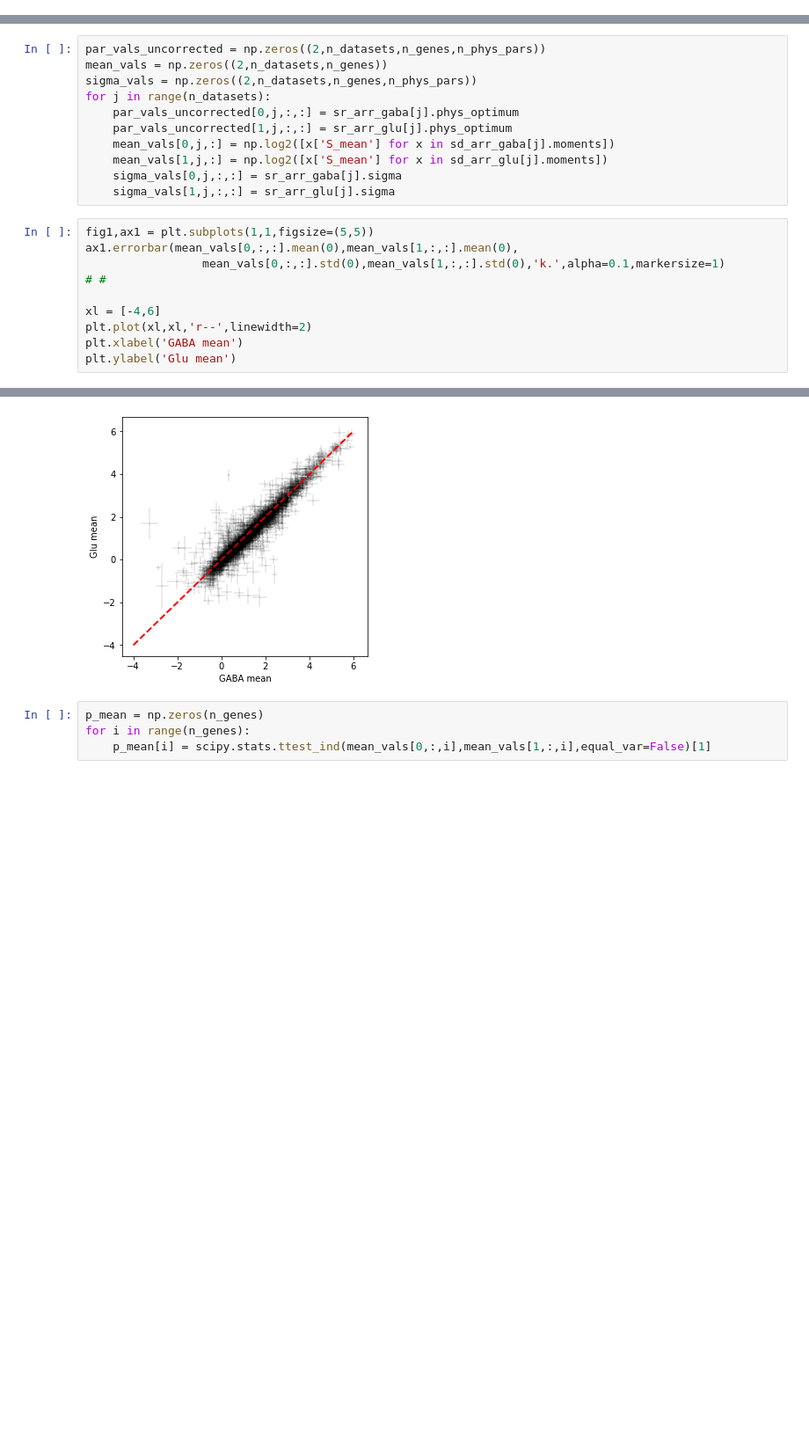
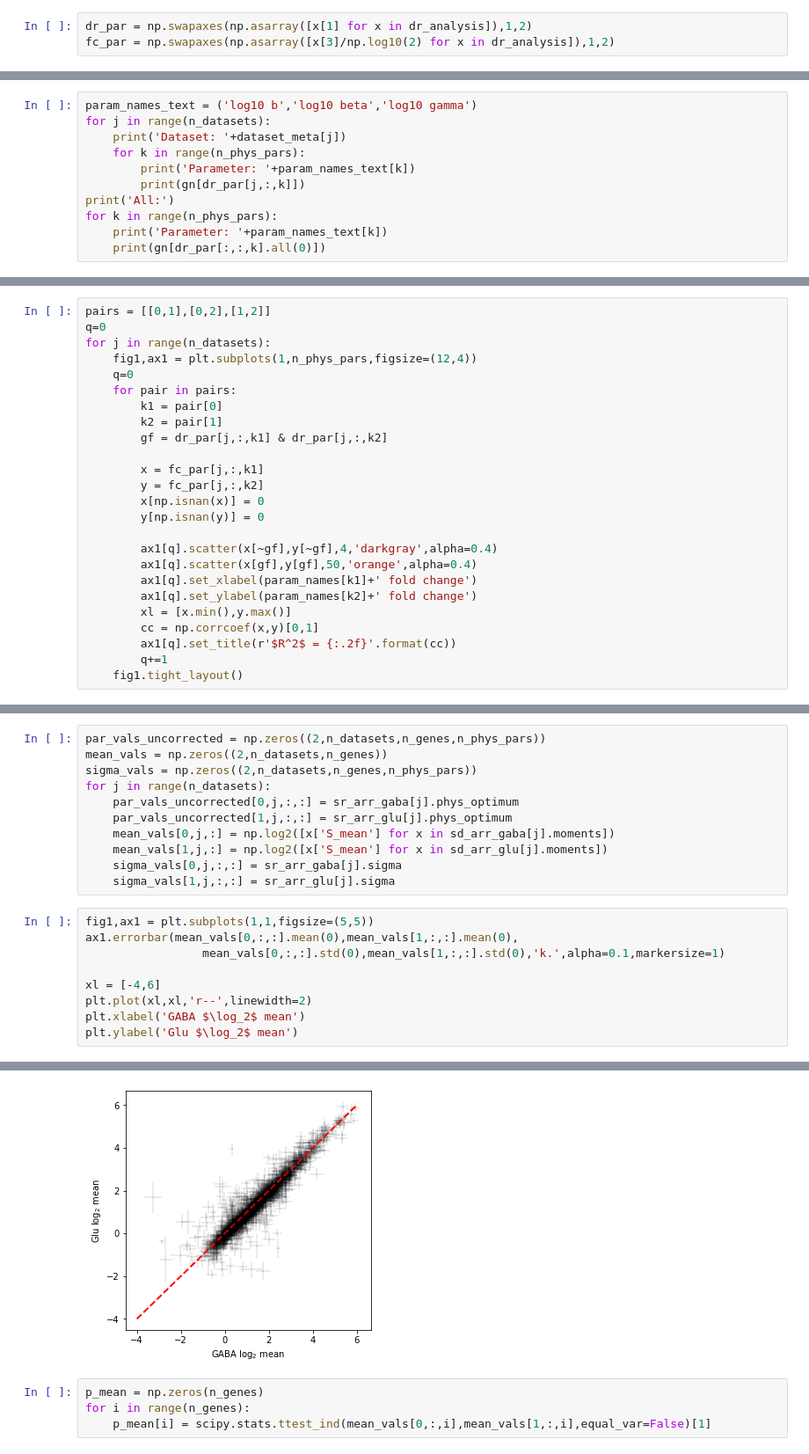
Before and after one commit to gennadygorin/seq-cme-technoise, a Jupyter notebook: gg220603_allen_celltypes_de.ipynb, the cells around one changed output, grey strips where cells are left out. Shown at 88% size. Saved outputs shown, nothing was run; the diff lists cells and outputs as text; blank space fills up the shorter version.

```diff
--- a/gg220603_allen_celltypes_de.ipynb
+++ b/gg220603_allen_celltypes_de.ipynb
@@ -79,0 +186,3 @@ INFO:root:Grid scan results loaded from ./fits/gg_220602_022_allen_celltypes_1/a
+# %%
+dr_par = np.swapaxes(np.asarray([x[1] for x in dr_analysis]),1,2)
+fc_par = np.swapaxes(np.asarray([x[3]/np.log10(2) for x in dr_analysis]),1,2)
@@ -79,0 +212,11 @@ INFO:root:Grid scan results loaded from ./fits/gg_220602_022_allen_celltypes_1/a
+# %%
+param_names_text = ('log10 b','log10 beta','log10 gamma')
+for j in range(n_datasets):
+    print('Dataset: '+dataset_meta[j])
+    for k in range(n_phys_pars):
+        print('Parameter: '+param_names_text[k])
+        print(gn[dr_par[j,:,k]])
+print('All:')
+for k in range(n_phys_pars):
+    print('Parameter: '+param_names_text[k])
+    print(gn[dr_par[:,:,k].all(0)])
@@ -79,0 +261,25 @@ INFO:root:Grid scan results loaded from ./fits/gg_220602_022_allen_celltypes_1/a
+# %%
+pairs = [[0,1],[0,2],[1,2]]
+q=0
+for j in range(n_datasets):
+    fig1,ax1 = plt.subplots(1,n_phys_pars,figsize=(12,4))
+    q=0
+    for pair in pairs:
+        k1 = pair[0]
+        k2 = pair[1]
+        gf = dr_par[j,:,k1] & dr_par[j,:,k2]
+
+        x = fc_par[j,:,k1]
+        y = fc_par[j,:,k2]
+        x[np.isnan(x)] = 0
+        y[np.isnan(y)] = 0
+
+        ax1[q].scatter(x[~gf],y[~gf],4,'darkgray',alpha=0.4)
+        ax1[q].scatter(x[gf],y[gf],50,'orange',alpha=0.4)
+        ax1[q].set_xlabel(param_names[k1]+' fold change')
+        ax1[q].set_ylabel(param_names[k2]+' fold change')
+        xl = [x.min(),y.max()]
+        cc = np.corrcoef(x,y)[0,1]
+        ax1[q].set_title(r'$R^2$ = {:.2f}'.format(cc))
+        q+=1
+    fig1.tight_layout()
@@ -102,10 +307,9 @@ for j in range(n_datasets):
 fig1,ax1 = plt.subplots(1,1,figsize=(5,5))
 ax1.errorbar(mean_vals[0,:,:].mean(0),mean_vals[1,:,:].mean(0),
                  mean_vals[0,:,:].std(0),mean_vals[1,:,:].std(0),'k.',alpha=0.1,markersize=1)
-# #
 
 xl = [-4,6]
 plt.plot(xl,xl,'r--',linewidth=2)
-plt.xlabel('GABA mean')
-plt.ylabel('Glu mean')
+plt.xlabel('GABA $\log_2$ mean')
+plt.ylabel('Glu $\log_2$ mean')
 # %% [output]
@@ -113,4 +317,4 @@ Text(0, 0.5, 'Glu mean')
-[figure, old version]
+[figure, new version]
 # %%
 p_mean = np.zeros(n_genes)
 for i in range(n_genes):
```
Also changed, not shown: parts of 67 cells of this notebook.
